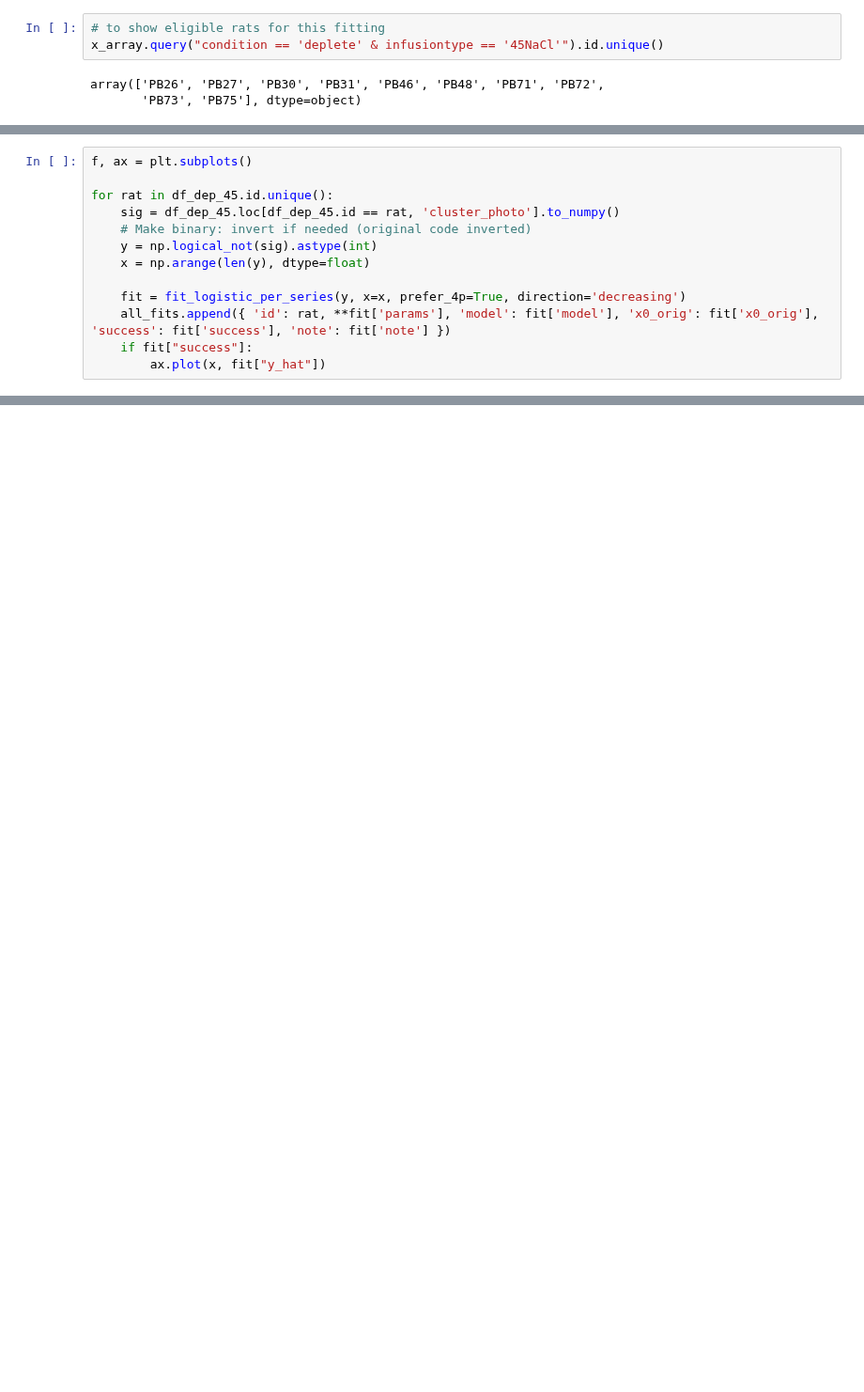
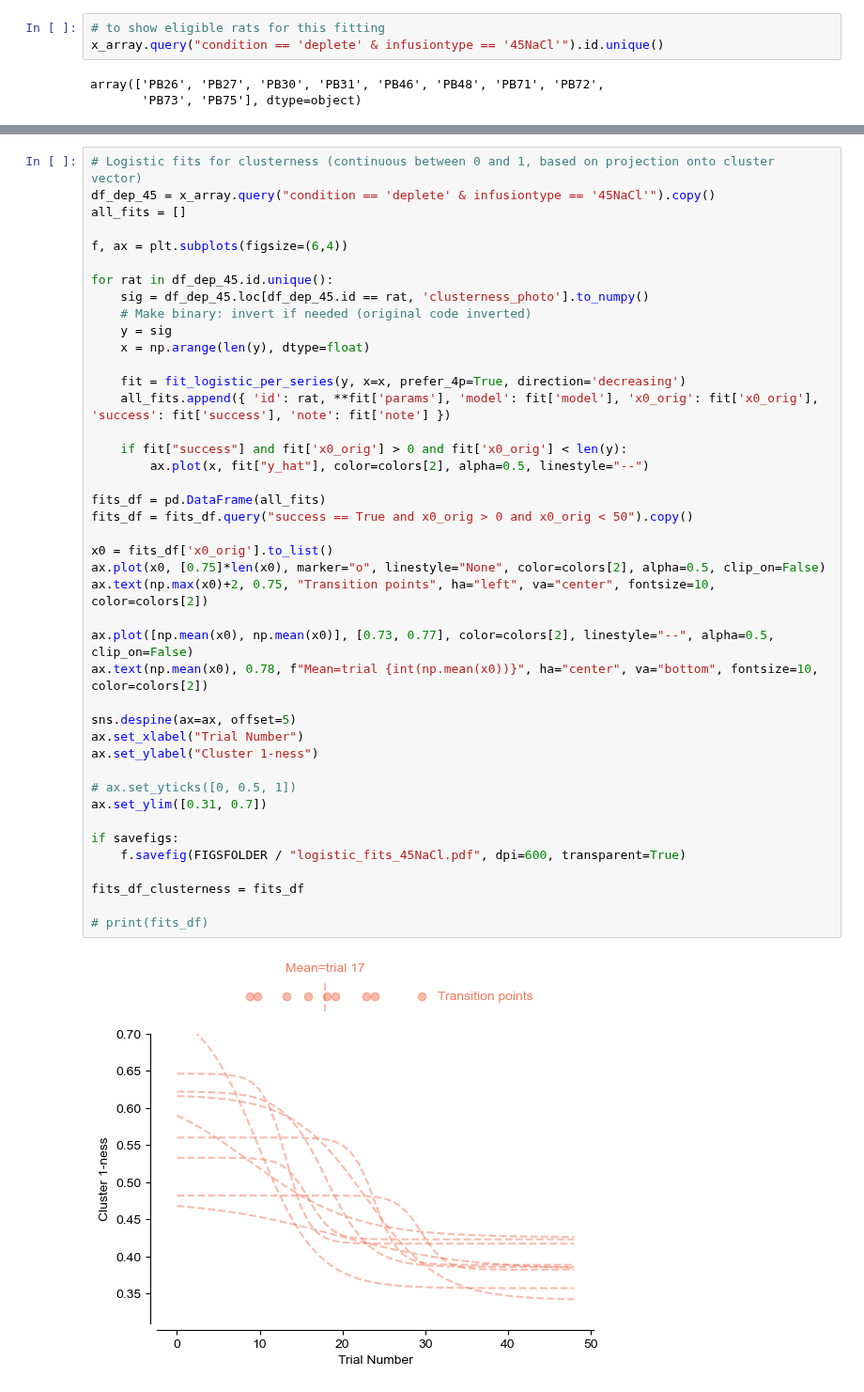
Before and after one commit to jaimemcc/bazzino, a Jupyter notebook: notebooks/find_sigmoidal_transitions.ipynb, the cells around one changed output, grey strips where cells are left out. Shown at 94% size. Drawn from its saved outputs; the diff is of its cells as text; blank space fills up the shorter version.

```diff
--- a/notebooks/find_sigmoidal_transitions.ipynb
+++ b/notebooks/find_sigmoidal_transitions.ipynb
@@ -298,13 +260,0 @@ if savefigs:
-# %%
-f, ax = plt.subplots()
-
-for rat in df_dep_45.id.unique():
-    sig = df_dep_45.loc[df_dep_45.id == rat, 'cluster_photo'].to_numpy()
-    # Make binary: invert if needed (original code inverted)
-    y = np.logical_not(sig).astype(int)
-    x = np.arange(len(y), dtype=float)
-
-    fit = fit_logistic_per_series(y, x=x, prefer_4p=True, direction='decreasing')
-    all_fits.append({ 'id': rat, **fit['params'], 'model': fit['model'], 'x0_orig': fit['x0_orig'], 'success': fit['success'], 'note': fit['note'] })
-    if fit["success"]:
-        ax.plot(x, fit["y_hat"])
@@ -692,0 +261,44 @@ for transition in np.arange(1, 48):
+# %%
+# Logistic fits for clusterness (continuous between 0 and 1, based on projection onto cluster vector)
+df_dep_45 = x_array.query("condition == 'deplete' & infusiontype == '45NaCl'").copy()
+all_fits = []
+
+f, ax = plt.subplots(figsize=(6,4))
+
+for rat in df_dep_45.id.unique():
+    sig = df_dep_45.loc[df_dep_45.id == rat, 'clusterness_photo'].to_numpy()
+    # Make binary: invert if needed (original code inverted)
+    y = sig
+    x = np.arange(len(y), dtype=float)
+
+    fit = fit_logistic_per_series(y, x=x, prefer_4p=True, direction='decreasing')
+    all_fits.append({ 'id': rat, **fit['params'], 'model': fit['model'], 'x0_orig': fit['x0_orig'], 'success': fit['success'], 'note': fit['note'] })
+
+    if fit["success"] and fit['x0_orig'] > 0 and fit['x0_orig'] < len(y):
+        ax.plot(x, fit["y_hat"], color=colors[2], alpha=0.5, linestyle="--")
+
+fits_df = pd.DataFrame(all_fits)
+fits_df = fits_df.query("success == True and x0_orig > 0 and x0_orig < 50").copy()
+
+x0 = fits_df['x0_orig'].to_list()
+ax.plot(x0, [0.75]*len(x0), marker="o", linestyle="None", color=colors[2], alpha=0.5, clip_on=False)
+ax.text(np.max(x0)+2, 0.75, "Transition points", ha="left", va="center", fontsize=10, color=colors[2])
+
+ax.plot([np.mean(x0), np.mean(x0)], [0.73, 0.77], color=colors[2], linestyle="--", alpha=0.5, clip_on=False)
+ax.text(np.mean(x0), 0.78, f"Mean=trial {int(np.mean(x0))}", ha="center", va="bottom", fontsize=10, color=colors[2])
+
+sns.despine(ax=ax, offset=5)
+ax.set_xlabel("Trial Number")
+ax.set_ylabel("Cluster 1-ness")
+
+# ax.set_yticks([0, 0.5, 1])
+ax.set_ylim([0.31, 0.7])
+
+if savefigs:
+    f.savefig(FIGSFOLDER / "logistic_fits_45NaCl.pdf", dpi=600, transparent=True)
+
+fits_df_clusterness = fits_df
+
+# print(fits_df)
+# %% [output]
+[figure, added]
```
Also changed, not shown: parts of 28 cells of this notebook, 3 other files.
